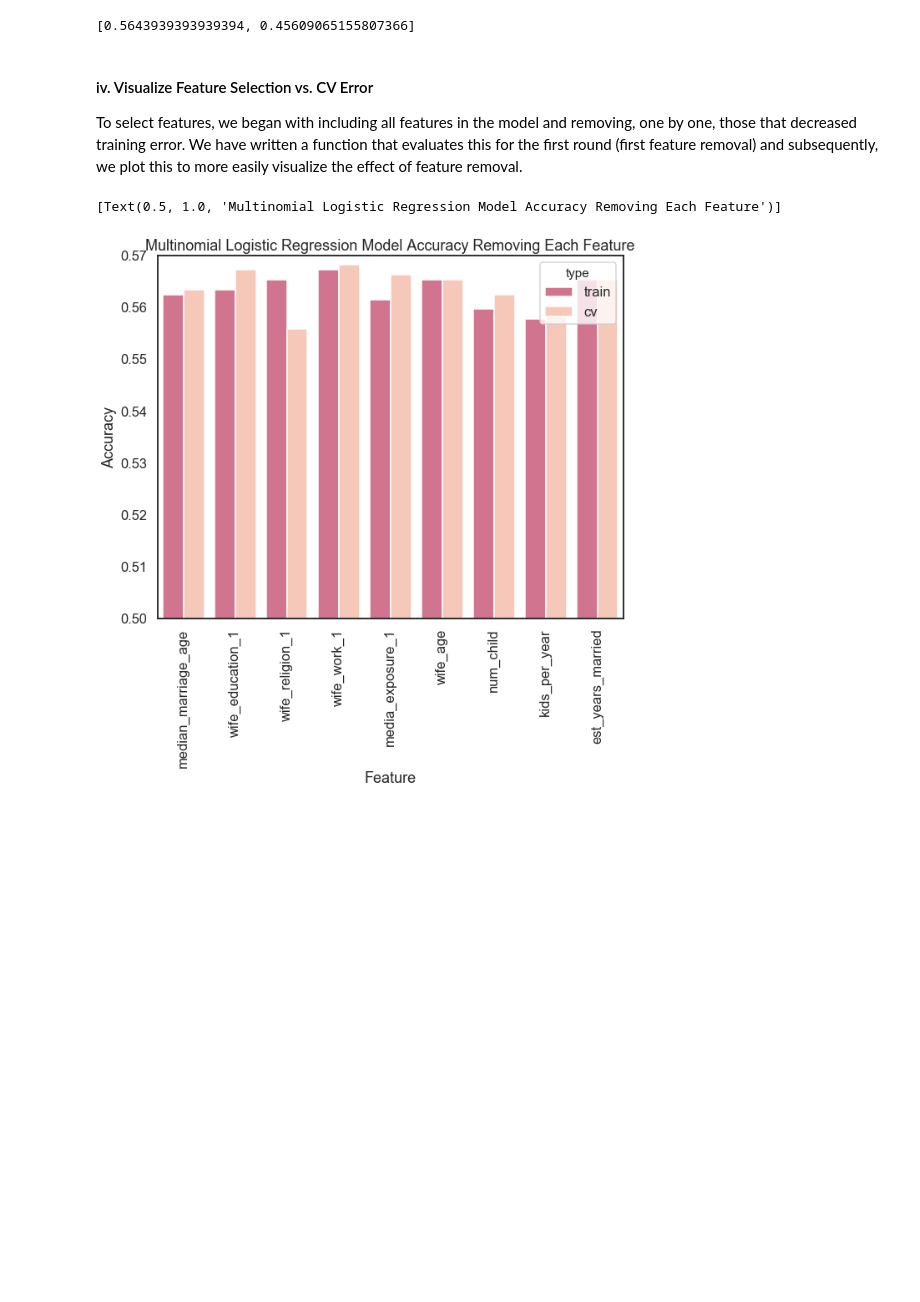
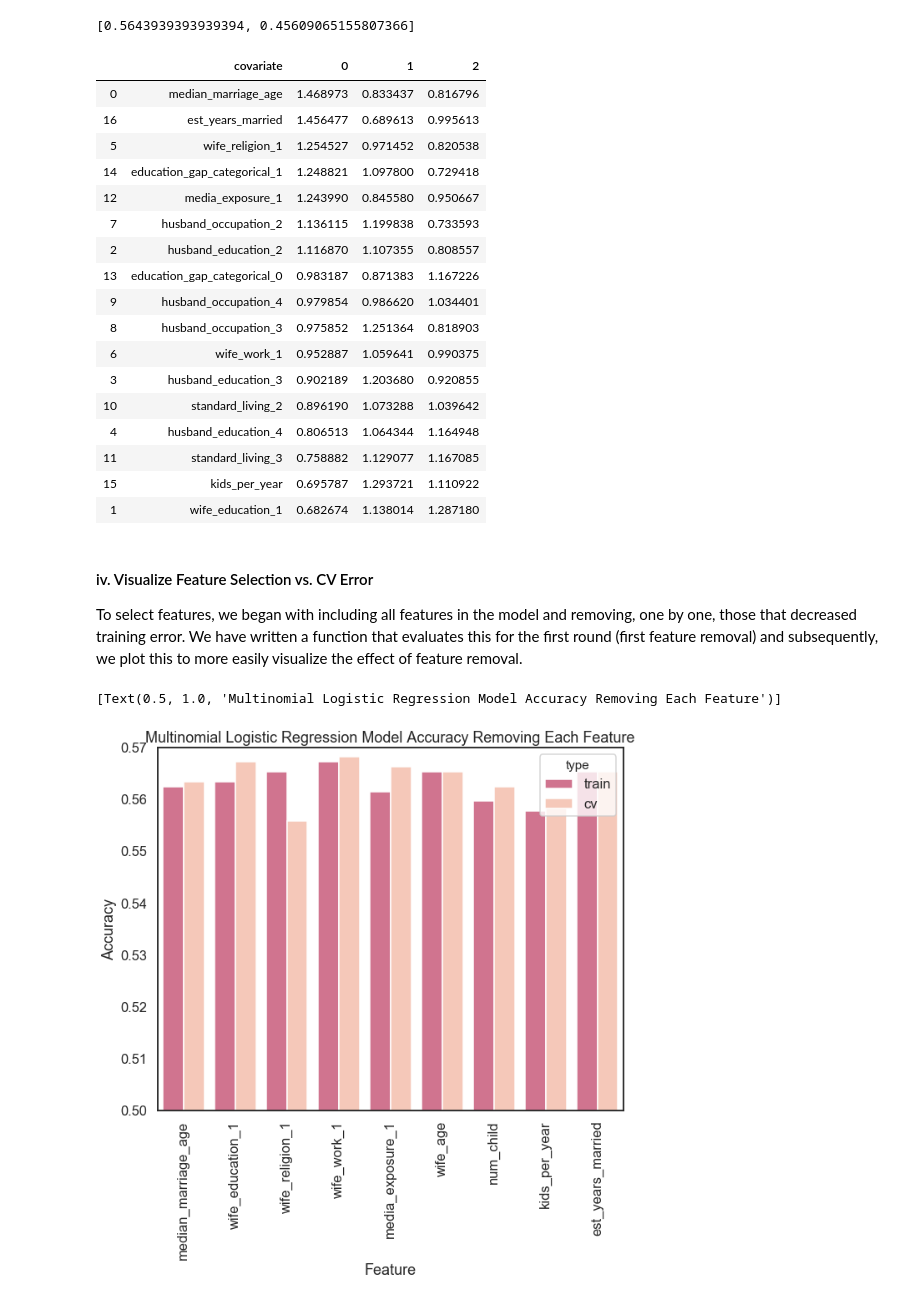
Before and after one commit to palautatan/contraception, a Jupyter notebook: 2-scripts/espejo/final-project.ipynb, the cells around one changed output. Saved outputs shown, nothing was run; the diff lists cells and outputs as text; code cells hidden in the pictures; blank space fills up the shorter version.

```diff
--- a/2-scripts/espejo/final-project.ipynb
+++ b/2-scripts/espejo/final-project.ipynb
@@ -505,6 +535,32 @@ test_accuracy_cv  = multinomial_logit_cv.score(X = X_test, y = Y_test)
 [train_accuracy_cv, test_accuracy_cv]
 # %% [output]
 [0.5643939393939394, 0.45609065155807366]
+# %%
+coef_df = pd.DataFrame(multinomial_logit_cv.coef_).T
+coef_df = coef_df.apply(np.exp)
+coef_df.insert(0, 'covariate', X_train.columns)
+coef_df = coef_df.sort_values(by=[0,1,2], ascending=False)
+coef_df.to_csv('../../3-output/multinomial-logit-cv-coef.csv')
+coef_df
+# %% [output]
+|  | covariate | 0 | 1 | 2 |
+| 0 | median_marriage_age | 1.468973 | 0.833437 | 0.816796 |
+| 16 | est_years_married | 1.456477 | 0.689613 | 0.995613 |
+| 5 | wife_religion_1 | 1.254527 | 0.971452 | 0.820538 |
+| 14 | education_gap_categorical_1 | 1.248821 | 1.097800 | 0.729418 |
+| 12 | media_exposure_1 | 1.243990 | 0.845580 | 0.950667 |
+| 7 | husband_occupation_2 | 1.136115 | 1.199838 | 0.733593 |
+| 2 | husband_education_2 | 1.116870 | 1.107355 | 0.808557 |
+| 13 | education_gap_categorical_0 | 0.983187 | 0.871383 | 1.167226 |
+| 9 | husband_occupation_4 | 0.979854 | 0.986620 | 1.034401 |
+| 8 | husband_occupation_3 | 0.975852 | 1.251364 | 0.818903 |
+| 6 | wife_work_1 | 0.952887 | 1.059641 | 0.990375 |
+| 3 | husband_education_3 | 0.902189 | 1.203680 | 0.920855 |
+| 10 | standard_living_2 | 0.896190 | 1.073288 | 1.039642 |
+| 4 | husband_education_4 | 0.806513 | 1.064344 | 1.164948 |
+| 11 | standard_living_3 | 0.758882 | 1.129077 | 1.167085 |
+| 15 | kids_per_year | 0.695787 | 1.293721 | 1.110922 |
+| 1 | wife_education_1 | 0.682674 | 1.138014 | 1.287180 |
 # %% [markdown]
 #### iv. Visualize Feature Selection vs. CV Error
 To select features, we began with including all features in the model and removing, one by one, those that decreased training error. We have written a function that evaluates this for the first round (first feature removal) and subsequently, we plot this to more easily visualize the effect of feature removal.
```
Also changed, not shown: parts of 19 cells of this notebook, 6 other files.
